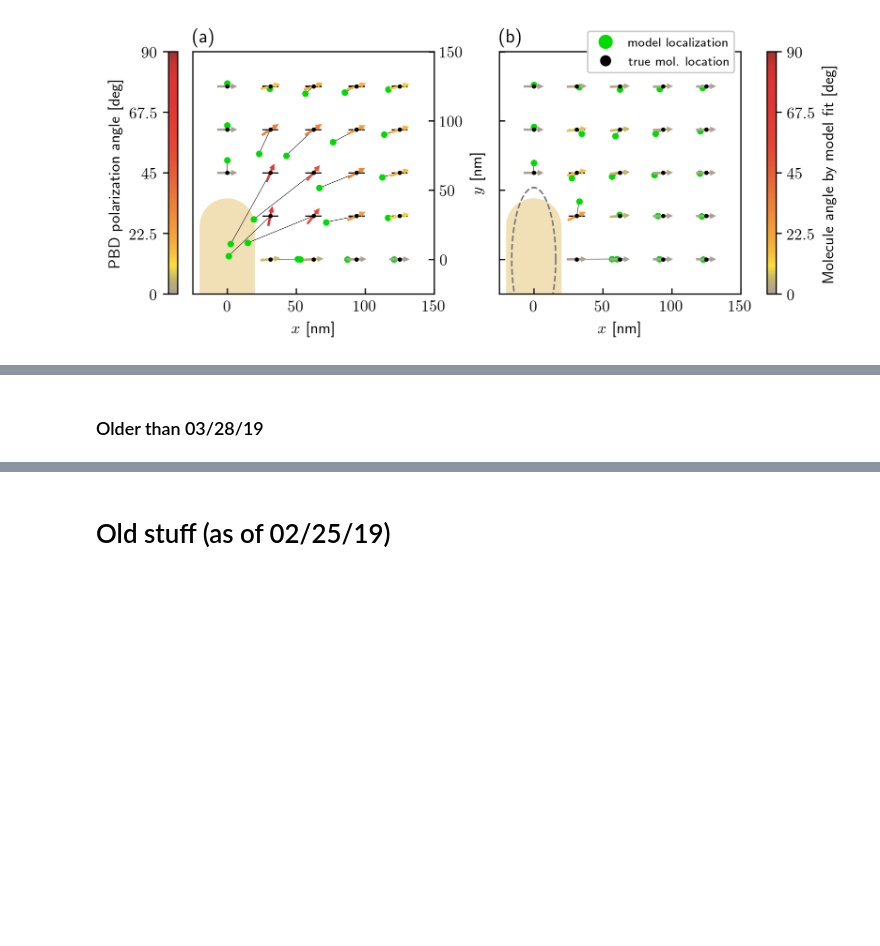
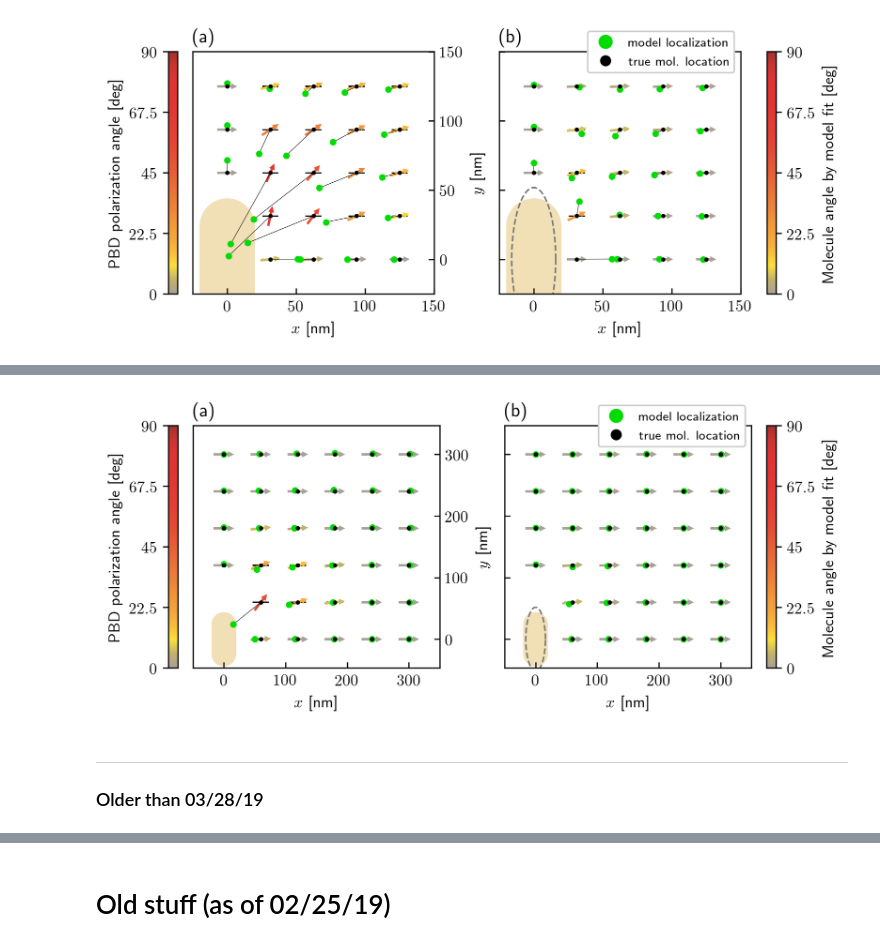
Before and after one commit to HarrisonGoldwyn/mispolarization, a Jupyter notebook: solving_problems/notebooks/fit_localization_from_BEM_fields.ipynb, the cells around one changed output, grey strips where cells are left out. Saved outputs shown, nothing was run; the diff lists cells and outputs as text; code cells hidden in the pictures; blank space fills up the shorter version.

```diff
--- a/solving_problems/notebooks/fit_localization_from_BEM_fields.ipynb
+++ b/solving_problems/notebooks/fit_localization_from_BEM_fields.ipynb
@@ -786,3 +858,9 @@ for i in [1,2]:
+# %%
+fig5(simTestInst_few_mol_h_300, test_BEM_fit_instance_few_mol_h_300, [-50,350])
+# %% [output]
+[figure, added]
 # %% [markdown]
+---
+
 ### Older than 03/28/19
 # %%
```
Also changed, not shown: parts of 49 cells of this notebook, 1 other file.
